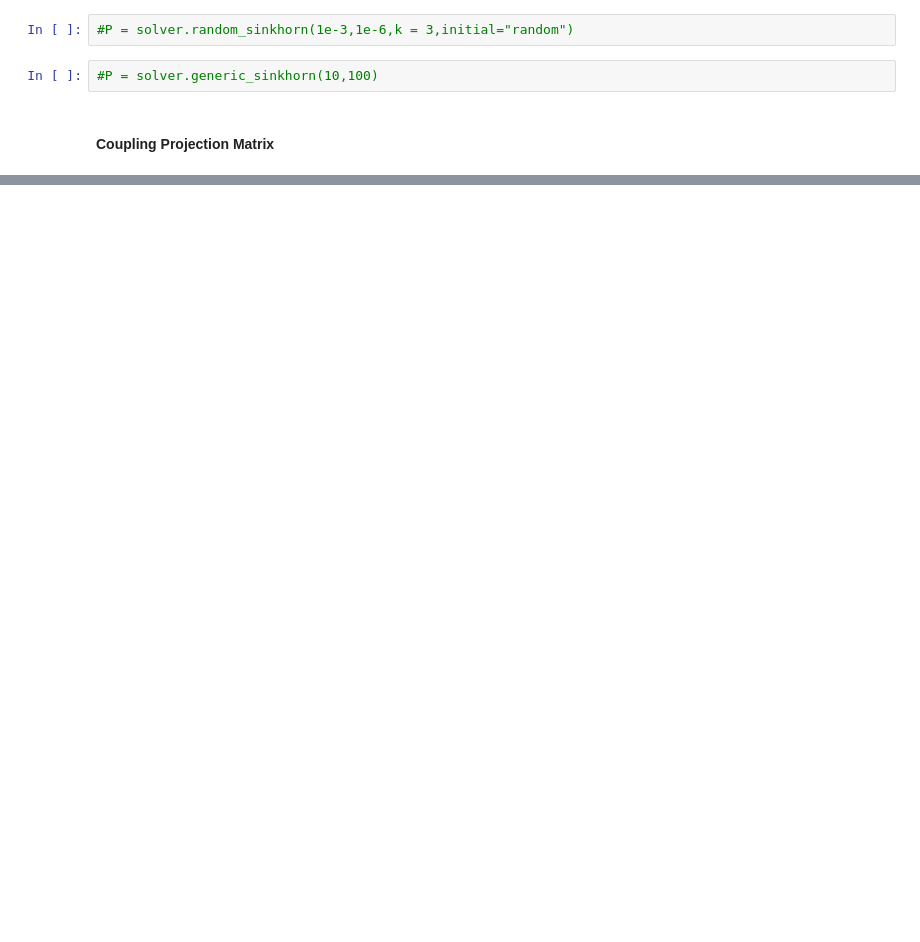
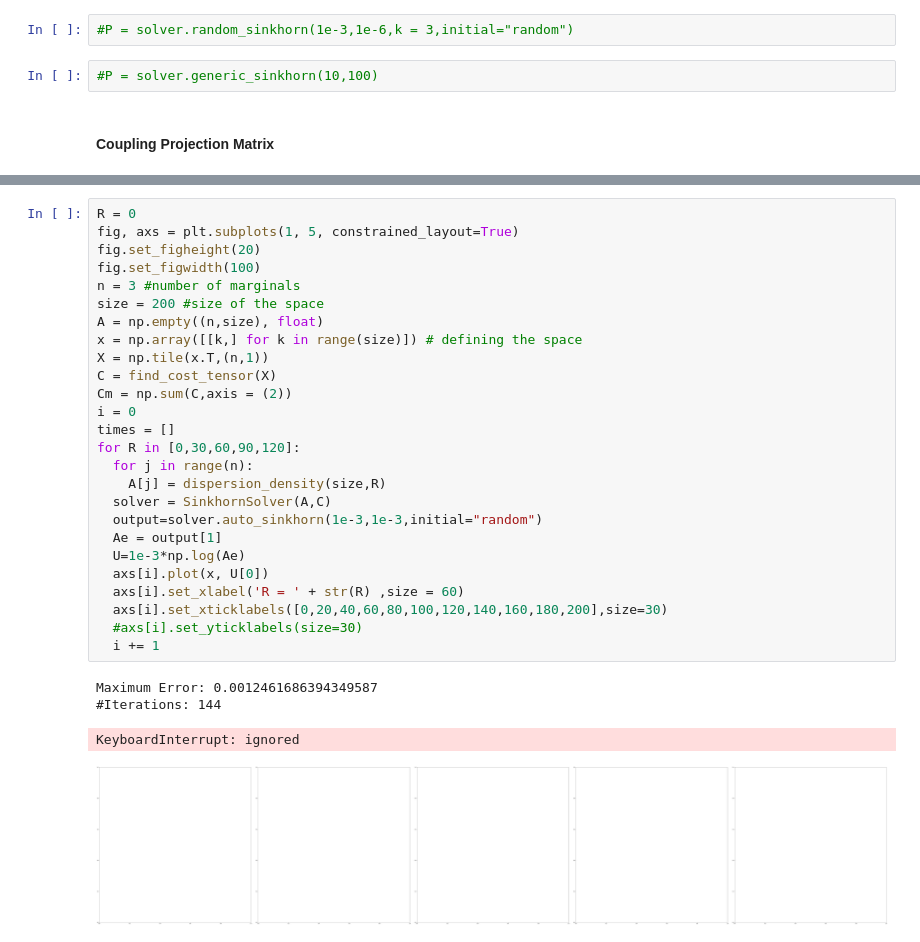
Before and after one commit to ramanakshay/Optimal-Transport, a Jupyter notebook: notebooks/dispersion_simulation.ipynb, the cells around one changed output, grey strips where cells are left out. Drawn from its saved outputs; the diff is of its cells as text; blank space fills up the shorter version.

```diff
--- a/notebooks/dispersion_simulation.ipynb
+++ b/notebooks/dispersion_simulation.ipynb
@@ -369,0 +269,31 @@ Total Cost: 1.6452483634783885
+# %%
+R = 0
+fig, axs = plt.subplots(1, 5, constrained_layout=True)
+fig.set_figheight(20)
+fig.set_figwidth(100)
+n = 3 #number of marginals
+size = 200 #size of the space
+A = np.empty((n,size), float)
+x = np.array([[k,] for k in range(size)]) # defining the space
+X = np.tile(x.T,(n,1))
+C = find_cost_tensor(X)
+Cm = np.sum(C,axis = (2))
+i = 0
+times = []
+for R in [0,30,60,90,120]:
+  for j in range(n):
+    A[j] = dispersion_density(size,R)
+  solver = SinkhornSolver(A,C)
+  output=solver.auto_sinkhorn(1e-3,1e-3,initial="random")
+  Ae = output[1]
+  U=1e-3*np.log(Ae)
+  axs[i].plot(x, U[0])
+  axs[i].set_xlabel('R = ' + str(R) ,size = 60)
+  axs[i].set_xticklabels([0,20,40,60,80,100,120,140,160,180,200],size=30)
+  #axs[i].set_yticklabels(size=30)
+  i += 1
+# %% [output]
+Maximum Error: 0.0012461686394349587
+#Iterations: 144
+KeyboardInterrupt: ignored
+[figure, added]
```
Also changed, not shown: parts of 32 cells of this notebook.
